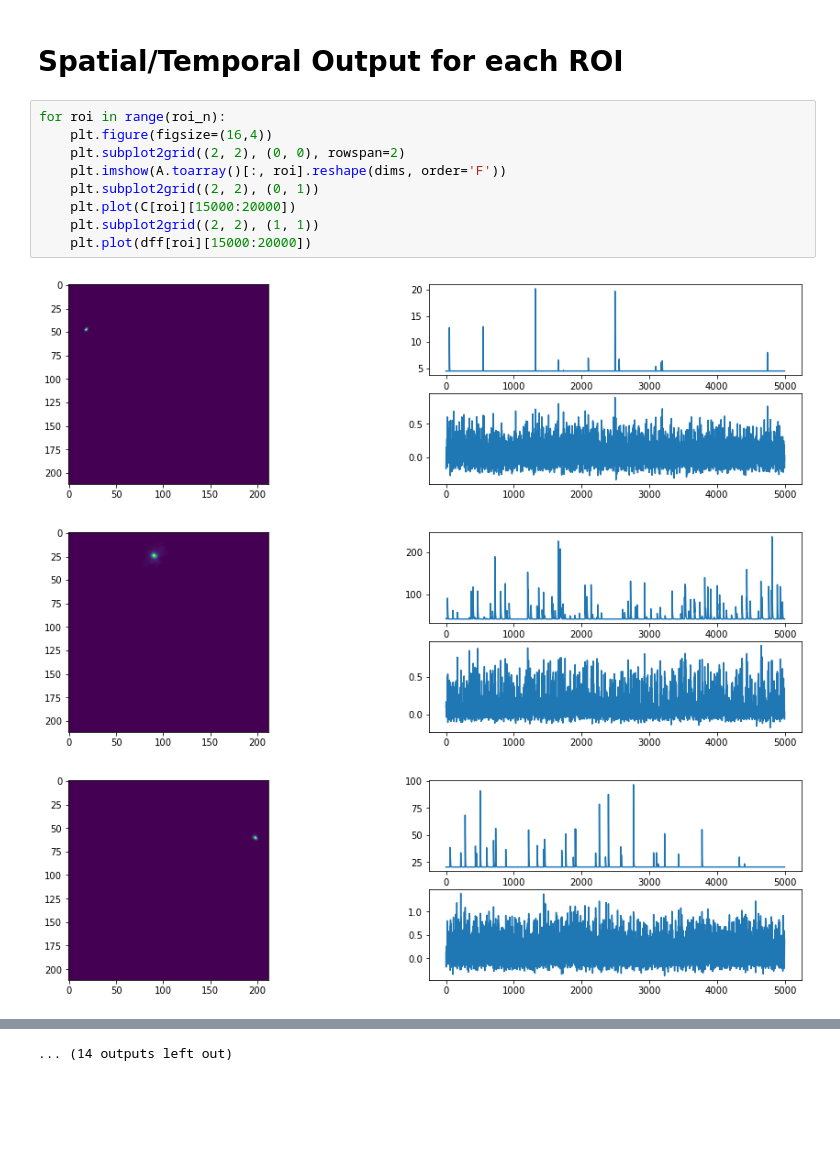
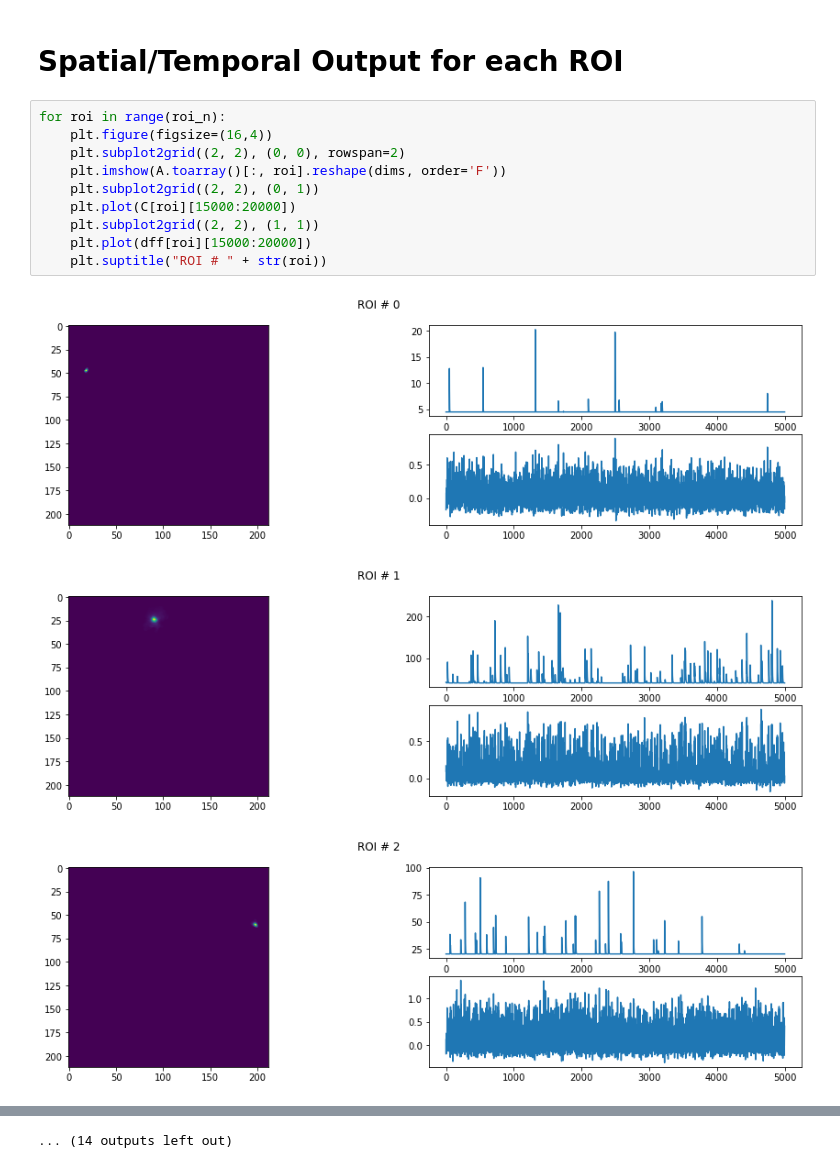
Before and after one commit to madelinescientist/madeline_analysis, a Jupyter notebook: caiman-comparison-for-suite2p.ipynb, the cells around one changed output, grey strips where cells are left out. Cells and saved outputs as stored; diff of their text form; blank space fills up the shorter version.

```diff
--- a/caiman-comparison-for-suite2p.ipynb
+++ b/caiman-comparison-for-suite2p.ipynb
@@ -69,13 +69,14 @@ roi_n
 # %%
 for roi in range(roi_n):
     plt.figure(figsize=(16,4))
     plt.subplot2grid((2, 2), (0, 0), rowspan=2)
     plt.imshow(A.toarray()[:, roi].reshape(dims, order='F'))
     plt.subplot2grid((2, 2), (0, 1))
     plt.plot(C[roi][15000:20000])
     plt.subplot2grid((2, 2), (1, 1))
     plt.plot(dff[roi][15000:20000])
+    plt.suptitle("ROI # " + str(roi))
 # %% [output]
-[figure, old version]
+[figure, new version]
-[figure, old version]
+[figure, new version]
-[figure, old version]
+[figure, new version]
```
Also changed, not shown: parts of 1 cell of this notebook.
